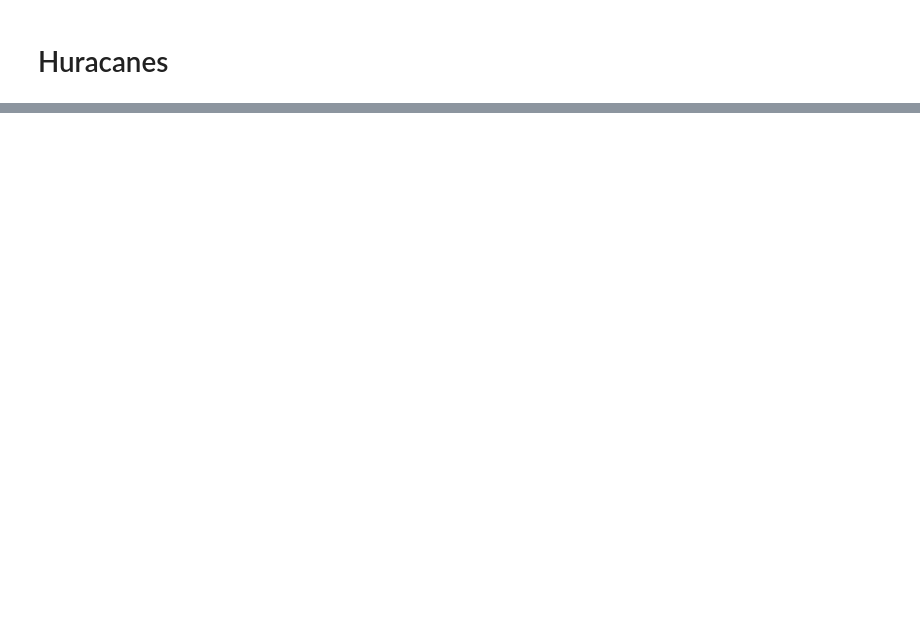
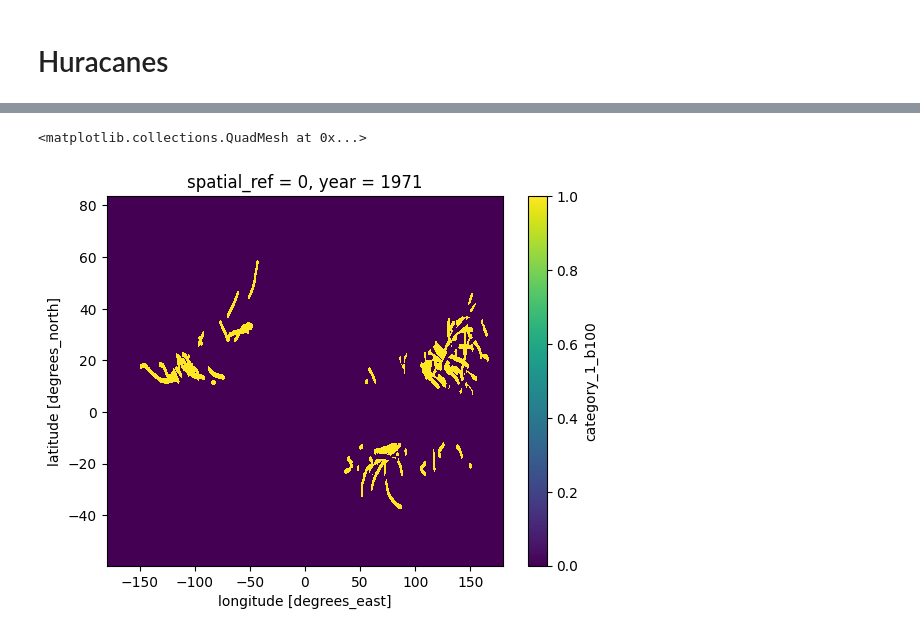
Before and after one commit to Queeno11/CLIENT-v2, a Jupyter notebook: 03a_prepara_datasets.ipynb, the cells around one changed output, grey strips where cells are left out. Saved outputs shown, nothing was run; the diff lists cells and outputs as text; code cells hidden in the pictures; blank space fills up the shorter version.

```diff
--- a/03a_prepara_datasets.ipynb
+++ b/03a_prepara_datasets.ipynb
@@ -461,3 +407,9 @@ paths_by_year
+# %%
+ds = xr.open_dataset(r"D:\World Bank\CLIENT v2\Data\Data_out\IBTrACS_hurricanes_yearly_corr.nc")
+ds.sel(year=1971)["category_1_b100"].plot()
+# %% [output]
+<matplotlib.collections.QuadMesh at 0x...>
+[figure, added]
 # %%
 import xarray as xr
 xr.open_dataset(r"D:\World Bank\CLIENT v2\Data\Data_proc\hurricanes\IBTrACS_cat1_1951_1.0.nc")["category_1_b1.0"].sel(x=slice(None, 0), y=slice(None, 0)).plot()
```
Also changed, not shown: parts of 19 cells of this notebook, 1 other file.
